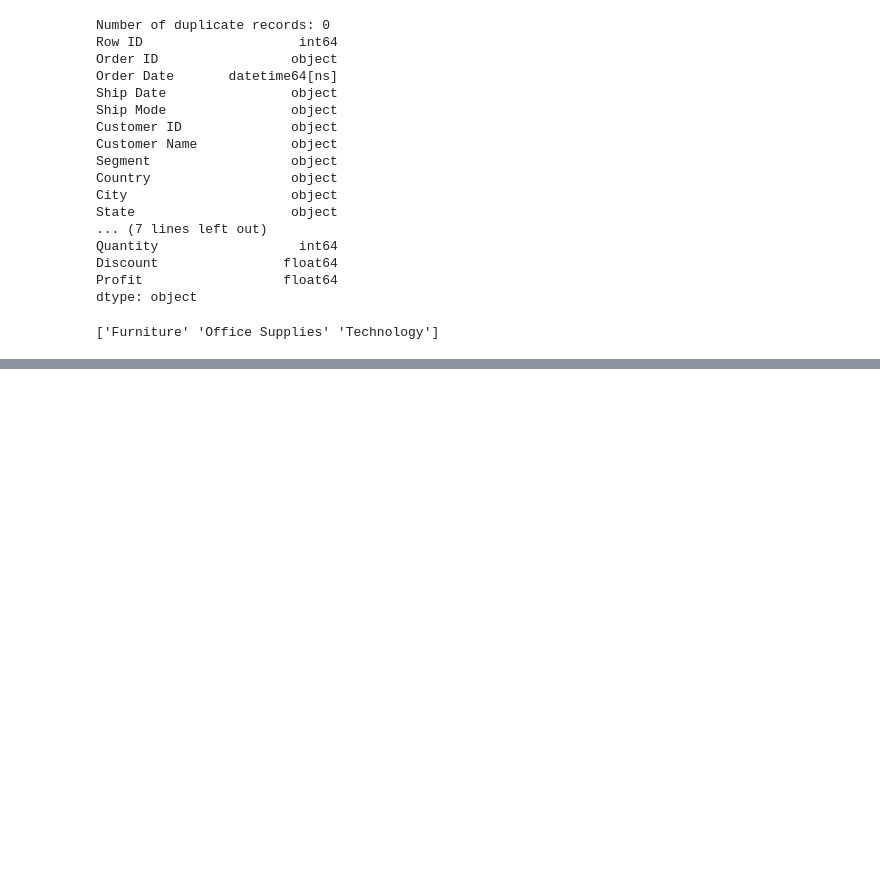
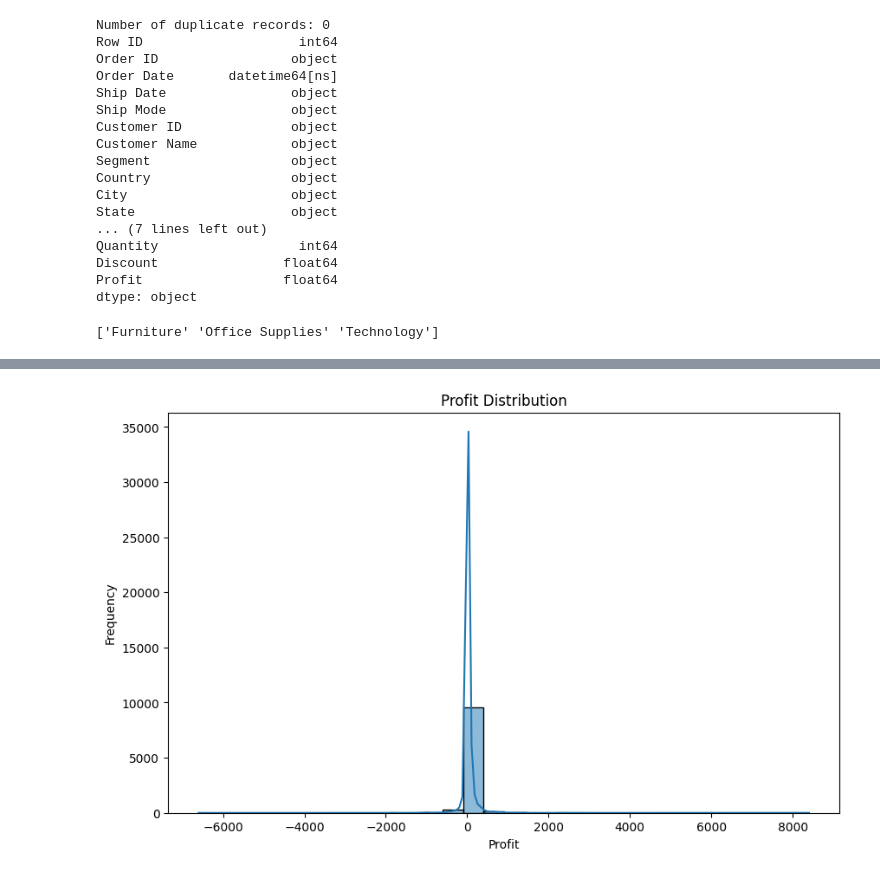
Before and after one commit to om1dev/retail-sales-eda, a Jupyter notebook: notebooks/notebbok1.ipynb, the cells around one changed output, grey strips where cells are left out. Saved outputs shown, nothing was run; the diff lists cells and outputs as text; code cells hidden in the pictures; blank space fills up the shorter version.

```diff
--- a/notebooks/notebbok1.ipynb
+++ b/notebooks/notebbok1.ipynb
@@ -160,0 +254,10 @@ print(df_cleaned['Category'].unique())
+# %%
+# 4 Visualize profit distribution.
+plt.figure(figsize=(10, 6))
+sns.histplot(df_cleaned['Profit'], bins=30, kde=True)
+plt.title('Profit Distribution')
+plt.xlabel('Profit')
+plt.ylabel('Frequency')
+plt.show()
+# %% [output]
+[figure, added]
```
Also changed, not shown: parts of 9 cells of this notebook.
